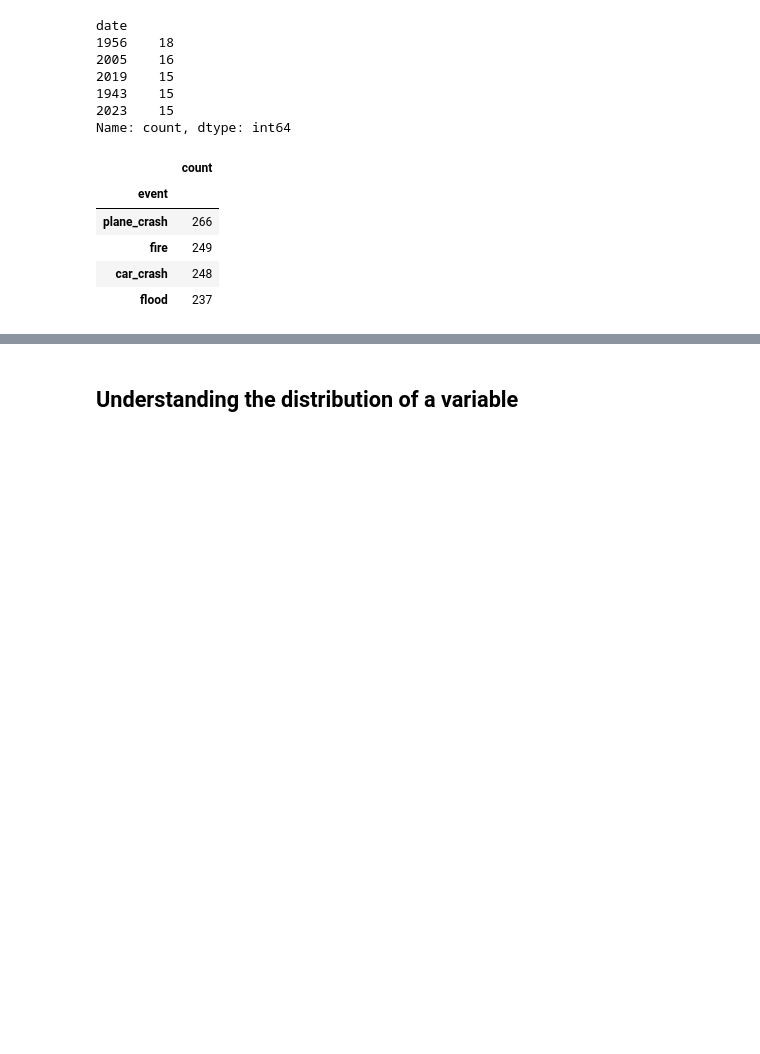
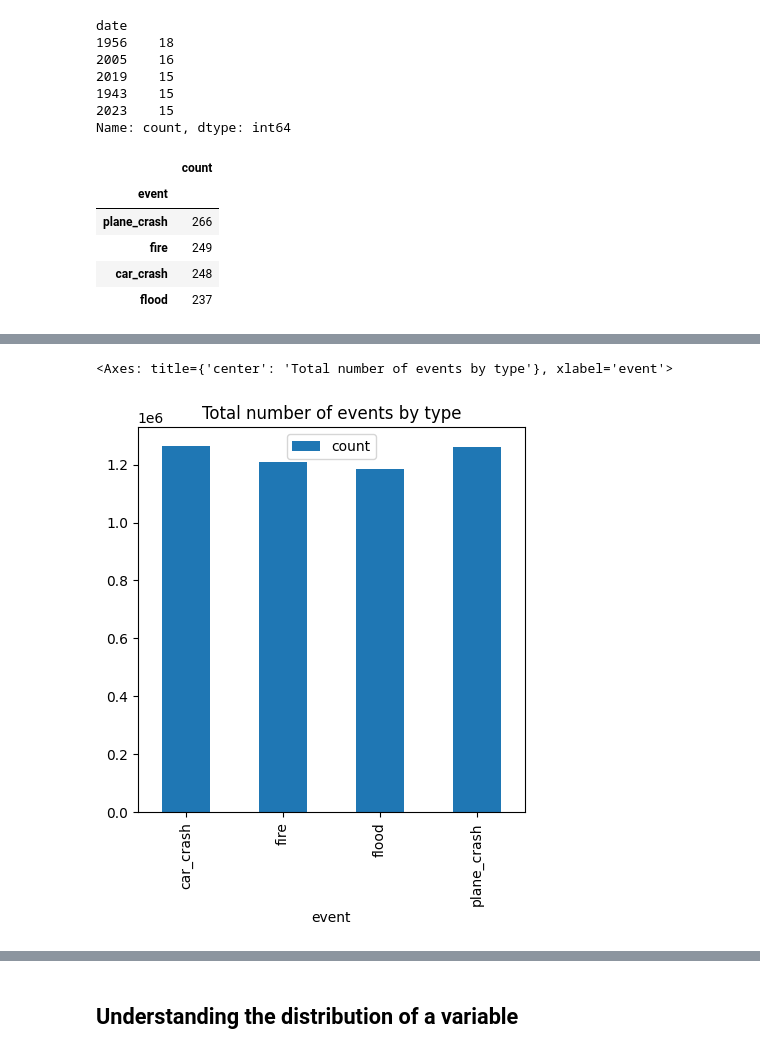
Before and after one commit to mromanello/ADA-UniGe, a Jupyter notebook: notebooks/1.4 Skills Pandas.ipynb, the cells around one changed output, grey strips where cells are left out. Cells and saved outputs as stored; diff of their text form; code cells hidden in the pictures; blank space fills up the shorter version.

```diff
--- a/notebooks/1.4 Skills Pandas.ipynb
+++ b/notebooks/1.4 Skills Pandas.ipynb
@@ -648,0 +670,14 @@ toy_df.event.value_counts().to_frame().sort_values('count', ascending=False)
+# %%
+pd.pivot_table(
+    toy_df,
+    columns='event',
+    values='count',
+    aggfunc='sum'
+).T.plot(
+    kind='bar',
+    figsize=(5, 5),
+    title='Total number of events by type'
+)
+# %% [output]
+<Axes: title={'center': 'Total number of events by type'}, xlabel='event'>
+[figure, added]
```
Also changed, not shown: parts of 4 cells of this notebook.
